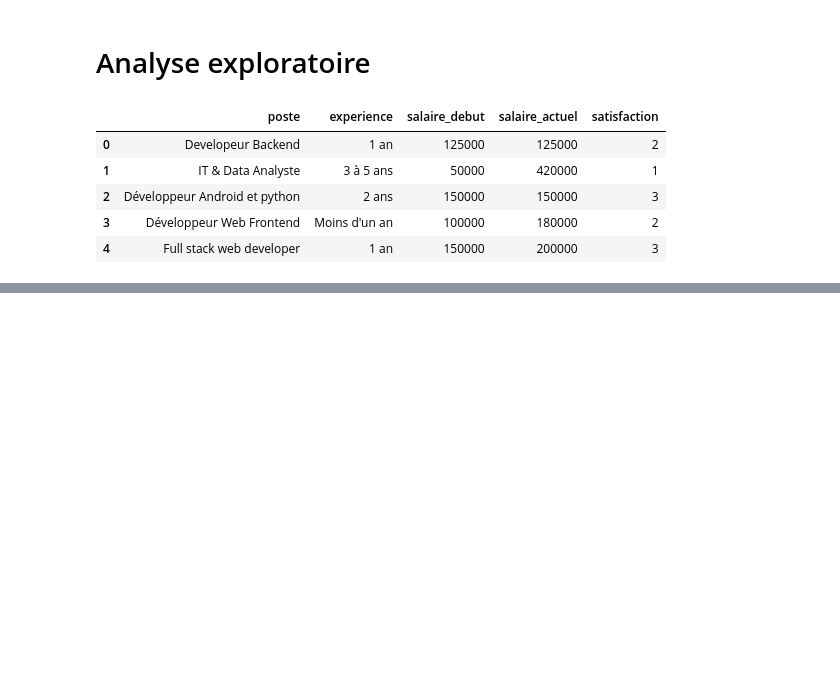
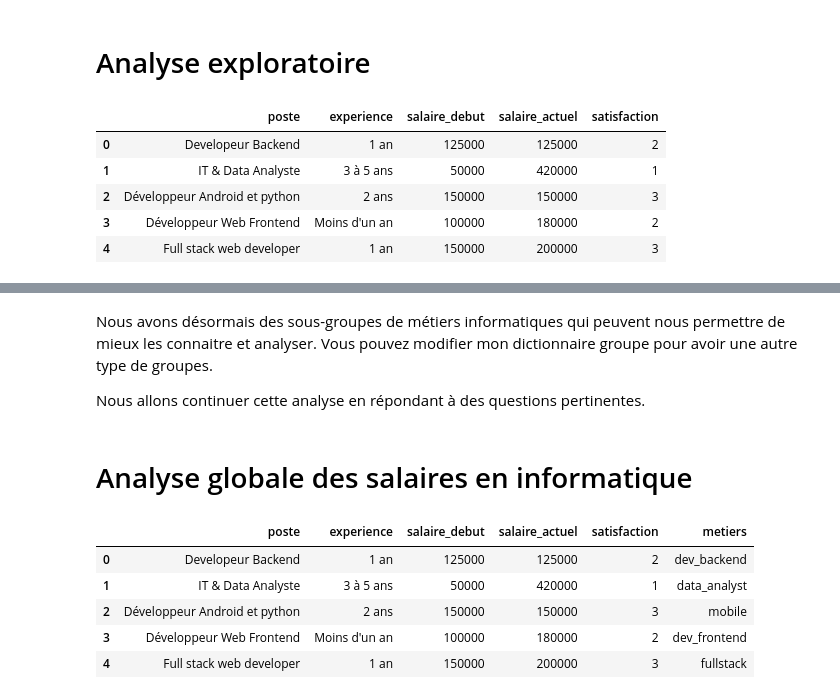
Before and after one commit to Shado2107/Python-machine-learning, a Jupyter notebook: Salary_analysis/salary-analysis.ipynb, the cells around one changed output, grey strips where cells are left out. Saved outputs shown, nothing was run; the diff lists cells and outputs as text; code cells hidden in the pictures; blank space fills up the shorter version.

```diff
--- a/Salary_analysis/salary-analysis.ipynb
+++ b/Salary_analysis/salary-analysis.ipynb
@@ -199,0 +270,15 @@ data.head()
+# %% [markdown]
+Nous avons désormais des sous-groupes de métiers informatiques qui peuvent nous permettre de mieux les connaitre et analyser. Vous pouvez modifier mon dictionnaire groupe pour avoir une autre type de groupes.
+
+Nous allons continuer cette analyse en répondant à des questions pertinentes.
+# %% [markdown]
+# Analyse globale des salaires en informatique
+# %%
+data.head()
+# %% [output]
+|  | poste | experience | salaire_debut | salaire_actuel | satisfaction | metiers |
+| 0 | Developeur Backend | 1 an | 125000 | 125000 | 2 | dev_backend |
+| 1 | IT & Data Analyste | 3 à 5 ans | 50000 | 420000 | 1 | data_analyst |
+| 2 | Développeur Android et python | 2 ans | 150000 | 150000 | 3 | mobile |
+| 3 | Développeur Web Frontend | Moins d'un an | 100000 | 180000 | 2 | dev_frontend |
+| 4 | Full stack web developer | 1 an | 150000 | 200000 | 3 | fullstack |
```
Also changed, not shown: parts of 15 cells of this notebook, 2 other files.
